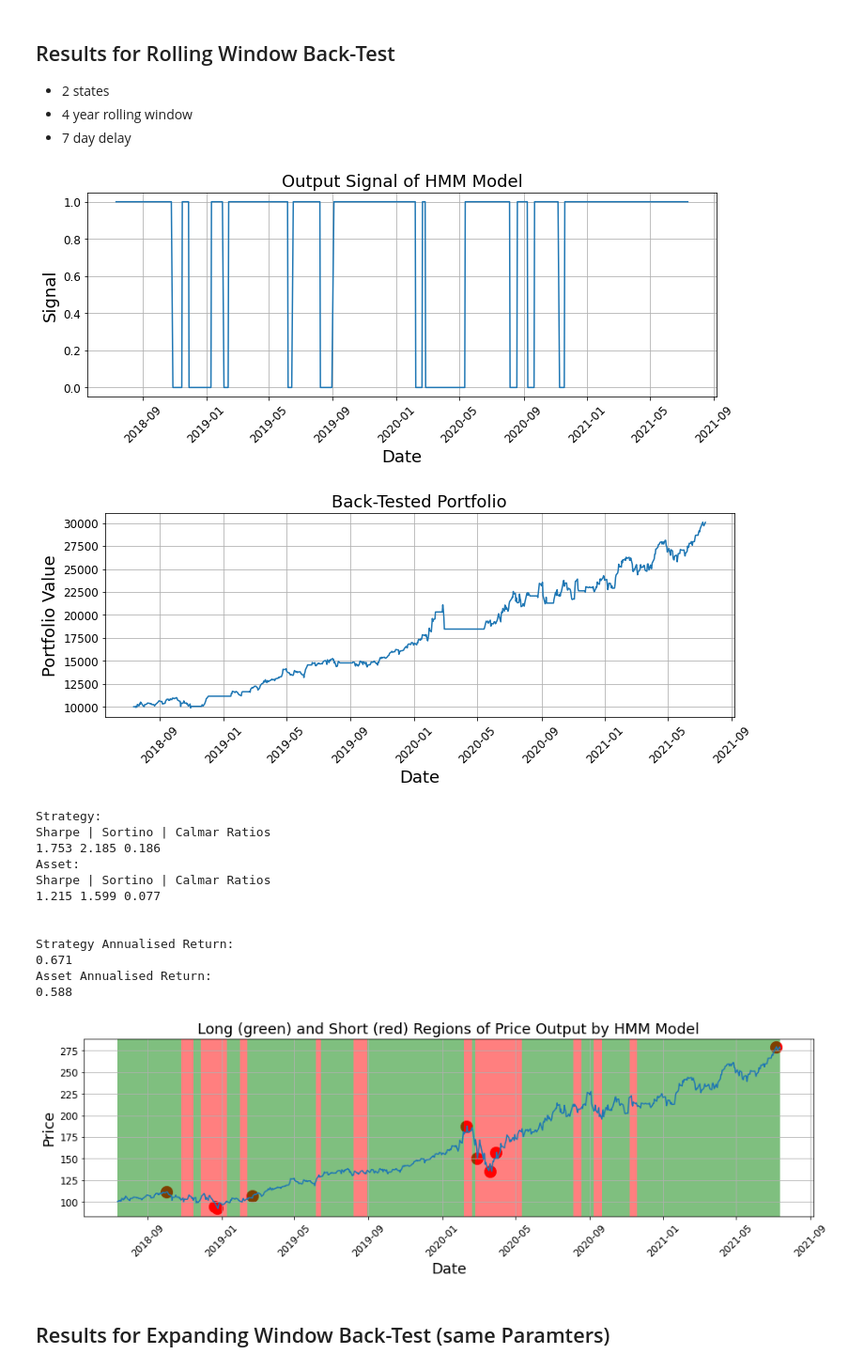
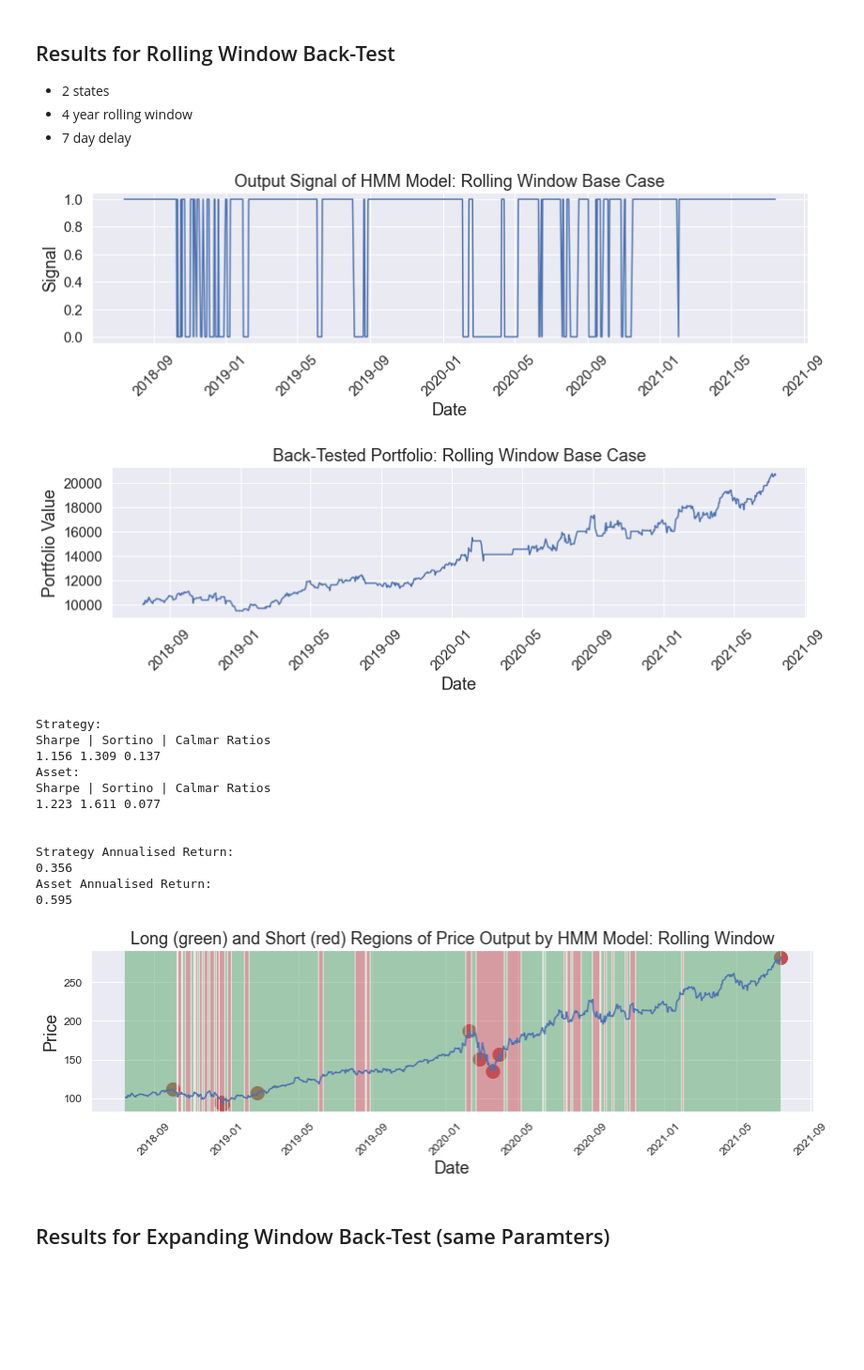
Before and after one commit to surajtirupati/HMM_Regime_Detection, a Jupyter notebook: HMM Thesis.ipynb, the cells around one changed output. Shown at 94% size. Cells and saved outputs as stored; diff of their text form; code cells hidden in the pictures; blank space fills up the shorter version.

```diff
--- a/HMM Thesis.ipynb
+++ b/HMM Thesis.ipynb
@@ -168,7 +169,7 @@ def print_ratios(strategy, price):
     calmar(log_returns(price.values), price.values))
     print("\n")
 
-def plot_highlighted_graph(price, threshold):
+def plot_highlighted_graph(price, threshold, string):
     values, ids = dc(price, threshold)
 
     d = []
@@ -181,8 +182,8 @@ def plot_highlighted_graph(price, threshold):
 
     d.append(idx[-1])
 
-    plt.figure(figsize=(16,4))
-    plt.title("Long (green) and Short (red) Regions of Price Output by HMM Model", fontsize=18)
+    plt.figure(figsize=(12,4))
+    plt.title("Long (green) and Short (red) Regions of Price Output by HMM Model: Rolling Window", fontsize=18)
     plt.ylabel("Price", fontsize=18)
     plt.xlabel("Date", fontsize=18)
     plt.yticks(fontsize=12)
@@ -190,7 +191,6 @@ def plot_highlighted_graph(price, threshold):
     plt.plot(idx[1:], price)
     plt.xticks(rotation=45)
     plt.scatter(idx[ids], values, s=200, c='r')
-    plt.grid()
 
     if signal[0] == 1:
         plt.axvspan(idx[0], d[0], facecolor='g', alpha=0.5)
@@ -198,7 +198,9 @@ def plot_highlighted_graph(price, threshold):
             plt.axvspan(d[i], d[i+1], facecolor='r', alpha=0.5)
         for i in range(1, len(d)-1, 2):
             plt.axvspan(d[i], d[i+1], facecolor='g', alpha=0.5)
-
+    plt.tight_layout()
+    #plt.grid()
+    plt.savefig(string)
     plt.show()
 # %% [markdown]
 ### DC Points Functions
@@ -282,11 +284,11 @@ msft = ticker.history(period="15y")
 msft["Returns"] = msft["Close"].pct_change().dropna()
 
 # initialising function parameters
-start = 3020
+start = len(msft) - 756
 end = len(msft)
 X = log_returns(msft["Close"].values)
 window = 1008
-delay = 4
+delay = 1
 states = 2
 price = msft[start+1:end]["Open"]
 threshold = 0.15
@@ -295,57 +297,59 @@ threshold = 0.15
 signal = generate_signal_rolling(start, end, X, states, window, delay, 22)
 
 # plotting signal
 idx = msft.index[start:]
 plt.figure(figsize=(12,4))
-plt.title("Output Signal of HMM Model", fontsize=18)
+plt.title("Output Signal of HMM Model: Rolling Window Base Case", fontsize=18)
 plt.ylabel("Signal", fontsize=18)
 plt.xlabel("Date", fontsize=18)
-plt.yticks(fontsize=12)
-plt.xticks(fontsize=12)
+plt.yticks(fontsize=15)
+plt.xticks(fontsize=15)
 plt.plot(idx, signal)
 plt.xticks(rotation=45)
-plt.grid()
+plt.tight_layout()
+plt.savefig("Rolling Window signal base result")
 plt.show()
 
 # back-testing signal
 strat = backtest_signal(price, signal)
 
 # plotting back-tested portfolio
 plt.figure(figsize=(12,4))
-plt.title("Back-Tested Portfolio", fontsize=18)
+plt.title("Back-Tested Portfolio: Rolling Window Base Case", fontsize=18)
 plt.ylabel("Portfolio Value", fontsize=18)
 plt.xlabel("Date", fontsize=18)
-plt.yticks(fontsize=12)
-plt.xticks(fontsize=12)
+plt.yticks(fontsize=15)
+plt.xticks(fontsize=15)
 plt.plot(idx[1:-1], strat)
 plt.xticks(rotation=45)
-plt.grid()
+plt.tight_layout()
+plt.savefig("Rolling Window portfolio backtest base result")
 plt.show()
 
 # printing performance ratios
 print_ratios(strat, price)
 
 # print annualised returns
 print_ann_ret(strat, price)
 
 # plotting long and short graph
-plot_highlighted_graph(price, threshold)
+plot_highlighted_graph(price, threshold, "Rolling window base result performance")
 # %% [output]
-[figure, old version]
+[figure, new version]
-[figure, old version]
+[figure, new version]
 Strategy:
 Sharpe | Sortino | Calmar Ratios
-1.753 2.185 0.186
+1.156 1.309 0.137
 Asset:
 Sharpe | Sortino | Calmar Ratios
-1.215 1.599 0.077
+1.223 1.611 0.077
 
 
 Strategy Annualised Return:
-0.671
+0.356
 Asset Annualised Return:
-0.588
+0.595
-[figure, old version]
+[figure, new version]
 # %% [markdown]
 ## Results for Expanding Window Back-Test (same Paramters)
 # %%
```
Also changed, not shown: parts of 2 cells of this notebook, 6 other files.
